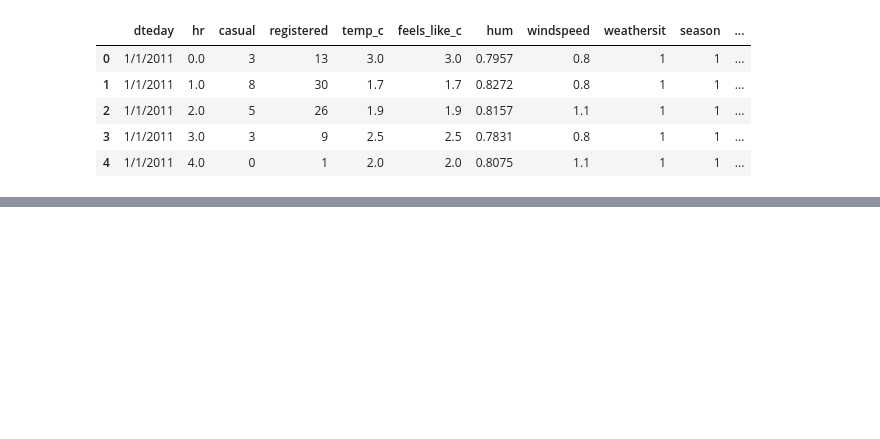
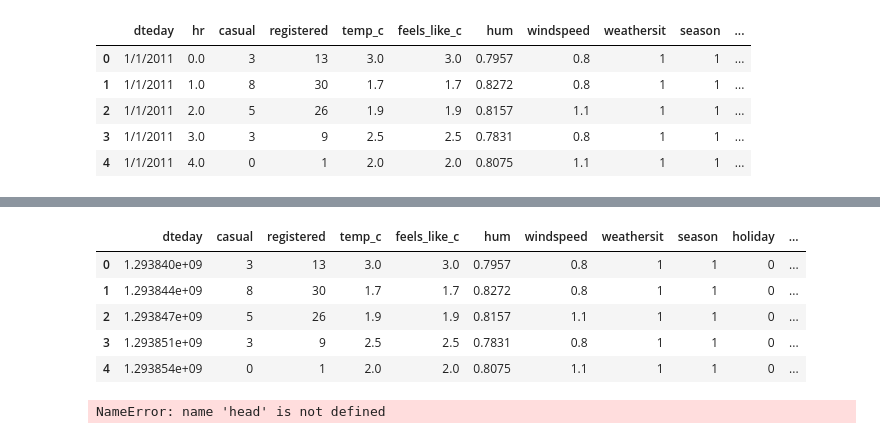
Before and after one commit to MarshallPotts/CSE450-Machine-Learning, a Jupyter notebook: case_study4.ipynb, the cells around one changed output, grey strips where cells are left out. Saved outputs shown, nothing was run; the diff lists cells and outputs as text; code cells hidden in the pictures; blank space fills up the shorter version.

```diff
--- a/case_study4.ipynb
+++ b/case_study4.ipynb
@@ -57,0 +61,21 @@ bikes.head()
+# %%
+#convert datetime into epochs
+bikes['dteday'] = bikes['dteday'].astype(int) / 10**9 #convert to seconds
+
+#remove hour column
+bikes = bikes.drop(columns=['hr'])
+
+bikes.head()
+# %% [output]
+|  | dteday | casual | registered | temp_c | feels_like_c | hum | windspeed | weathersit | season | holiday | ... |
+| 0 | 1.293840e+09 | 3 | 13 | 3.0 | 3.0 | 0.7957 | 0.8 | 1 | 1 | 0 | ... |
+| 1 | 1.293844e+09 | 8 | 30 | 1.7 | 1.7 | 0.8272 | 0.8 | 1 | 1 | 0 | ... |
+| 2 | 1.293847e+09 | 5 | 26 | 1.9 | 1.9 | 0.8157 | 1.1 | 1 | 1 | 0 | ... |
+| 3 | 1.293851e+09 | 3 | 9 | 2.5 | 2.5 | 0.7831 | 0.8 | 1 | 1 | 0 | ... |
+| 4 | 1.293854e+09 | 0 | 1 | 2.0 | 2.0 | 0.8075 | 1.1 | 1 | 1 | 0 | ... |
+# %%
+#scale the dataset
+scaler = MinMaxScaler()
+bikes = scaler.fit_transform(bikes)
+# %% [output]
+NameError: name 'head' is not defined
```
Also changed, not shown: parts of 5 cells of this notebook.
